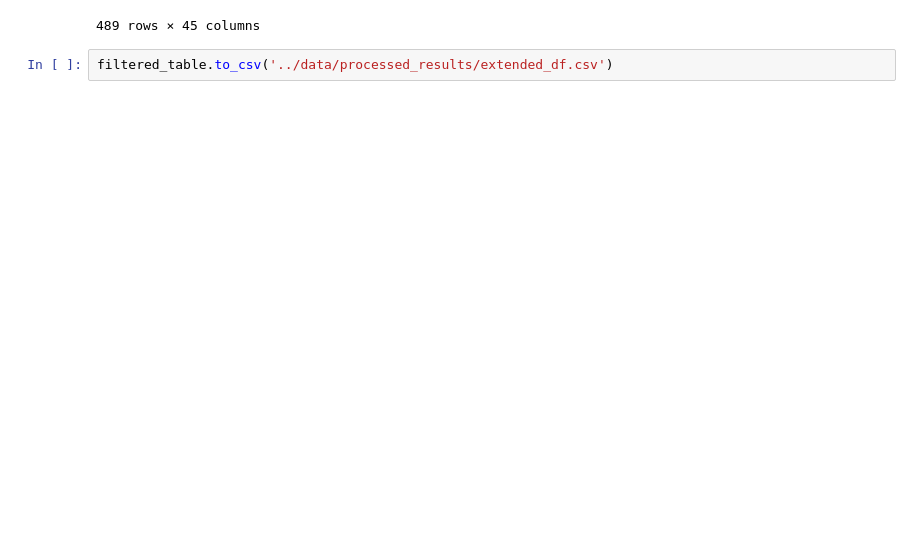
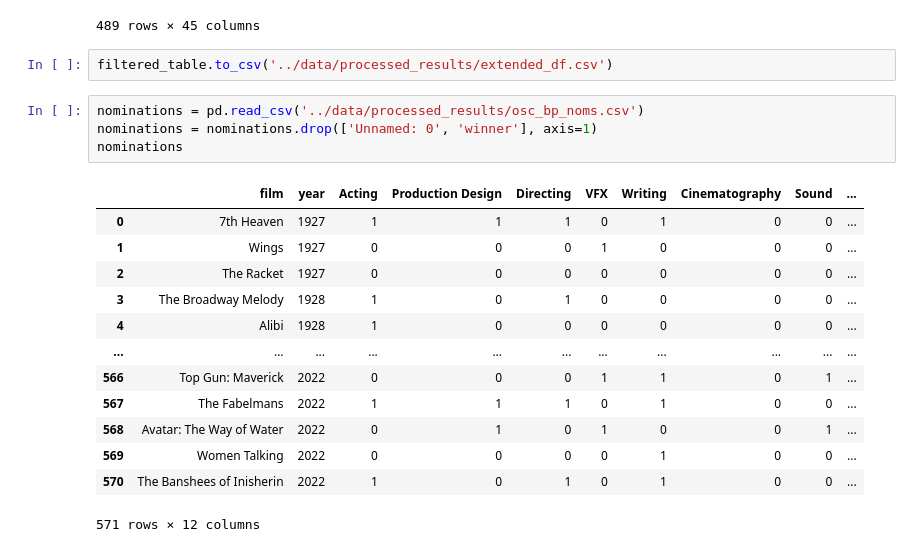
Before and after one commit to Aleksandra-dot/oscar_predictions, a Jupyter notebook: additional_data/processing.ipynb, the cells around one changed output. Cells and saved outputs as stored; diff of their text form; blank space fills up the shorter version.

```diff
--- a/additional_data/processing.ipynb
+++ b/additional_data/processing.ipynb
@@ -131,3 +131,21 @@ See the caveats in the documentation: https://pandas.pydata.org/pandas-docs/stab
 489 rows × 45 columns
 # %%
 filtered_table.to_csv('../data/processed_results/extended_df.csv')
+# %%
+nominations = pd.read_csv('../data/processed_results/osc_bp_noms.csv')
+nominations = nominations.drop(['Unnamed: 0', 'winner'], axis=1)
+nominations
+# %% [output]
+|  | film | year | Acting | Production Design | Directing | VFX | Writing | Cinematography | Sound | ... |
+| 0 | 7th Heaven | 1927 | 1 | 1 | 1 | 0 | 1 | 0 | 0 | ... |
+| 1 | Wings | 1927 | 0 | 0 | 0 | 1 | 0 | 0 | 0 | ... |
+| 2 | The Racket | 1927 | 0 | 0 | 0 | 0 | 0 | 0 | 0 | ... |
+| 3 | The Broadway Melody | 1928 | 1 | 0 | 1 | 0 | 0 | 0 | 0 | ... |
+| 4 | Alibi | 1928 | 1 | 0 | 0 | 0 | 0 | 0 | 0 | ... |
+| ... | ... | ... | ... | ... | ... | ... | ... | ... | ... | ... |
+| 566 | Top Gun: Maverick | 2022 | 0 | 0 | 0 | 1 | 1 | 0 | 1 | ... |
+| 567 | The Fabelmans | 2022 | 1 | 1 | 1 | 0 | 1 | 0 | 0 | ... |
+| 568 | Avatar: The Way of Water | 2022 | 0 | 1 | 0 | 1 | 0 | 0 | 1 | ... |
+| 569 | Women Talking | 2022 | 0 | 0 | 0 | 0 | 1 | 0 | 0 | ... |
+| 570 | The Banshees of Inisherin | 2022 | 1 | 0 | 1 | 0 | 1 | 0 | 0 | ... |
+571 rows × 12 columns
```
Also changed, not shown: parts of 3 cells of this notebook, 2 other files.
